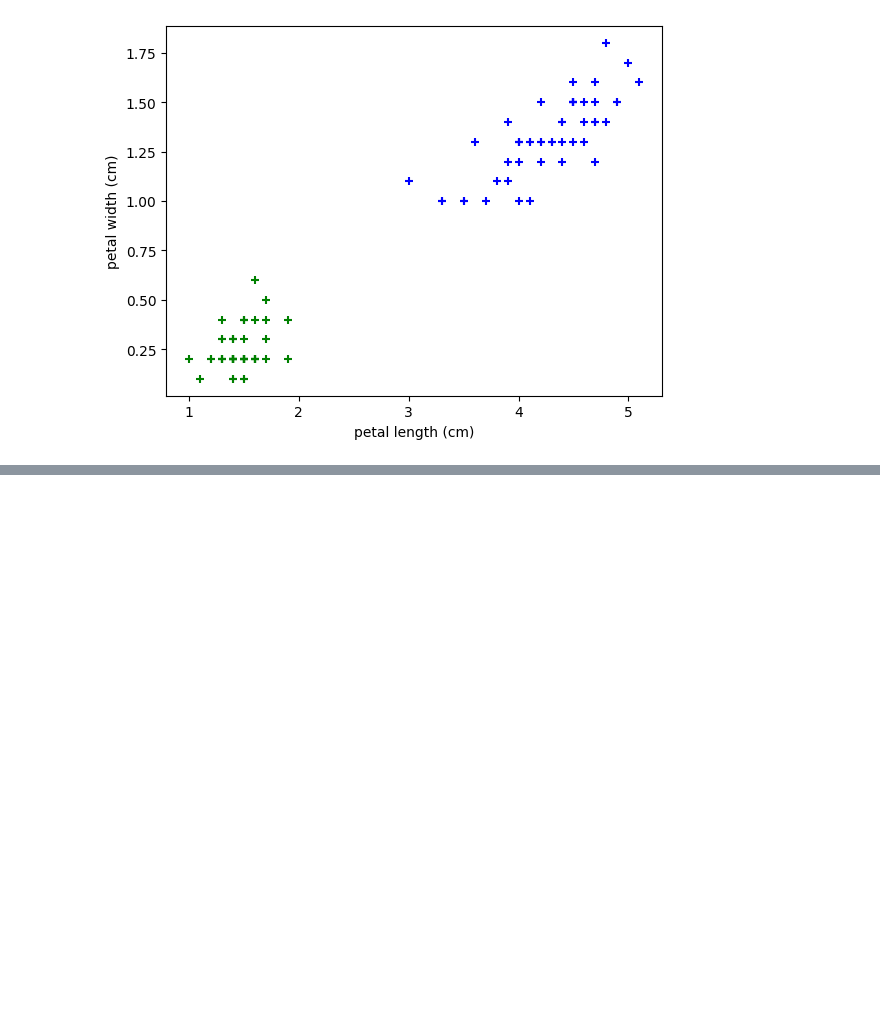
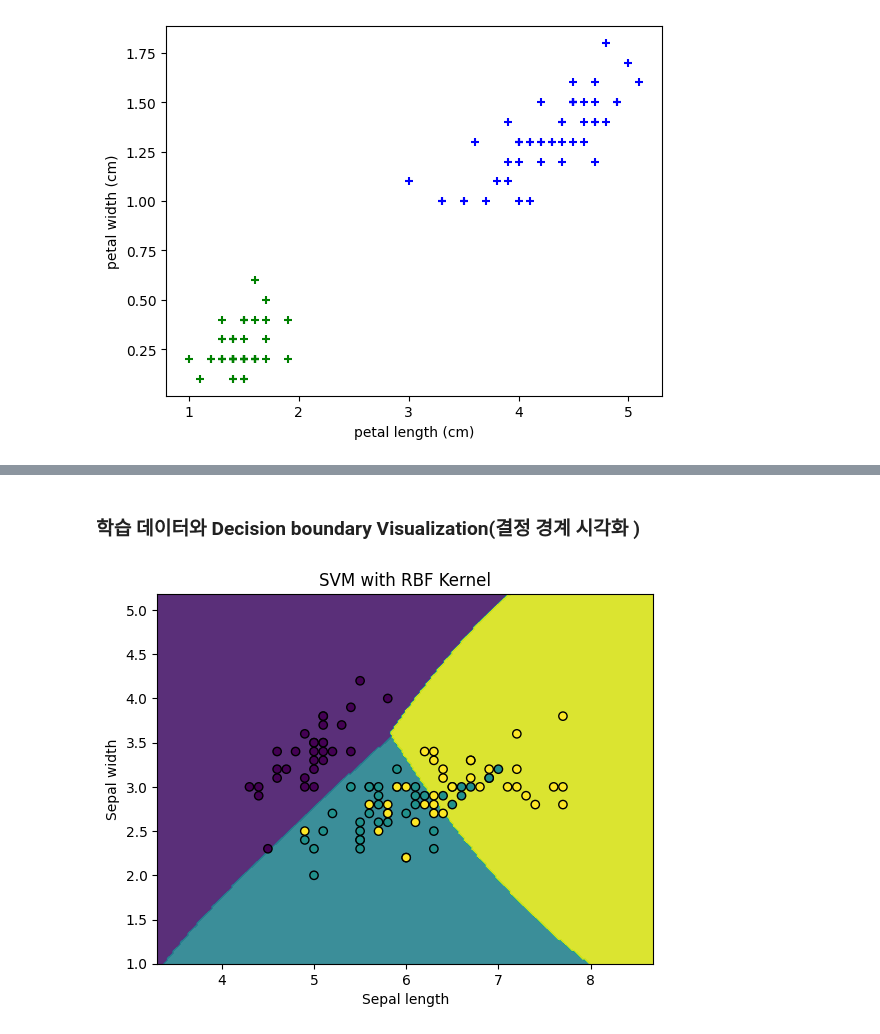
Before and after one commit to eksq1/dodo, a Jupyter notebook: inclass/006_SVM_P071(1).ipynb, the cells around one changed output, grey strips where cells are left out. Saved outputs shown, nothing was run; the diff lists cells and outputs as text; code cells hidden in the pictures; blank space fills up the shorter version.

```diff
--- a/inclass/006_SVM_P071(1).ipynb
+++ b/inclass/006_SVM_P071(1).ipynb
@@ -134,0 +165,13 @@ Text(0, 0.5, 'petal width (cm)')
+# %%
+iris = datasets.load_iris()
+
+X = iris.data[:, :2]   # 꽃잎 길이, 폭  만 사용
+y = iris.target
+
+ # sklearn에서 제공하는 model_selection  패키지에서 제공하는 train_test_split() 메서드를 활용
+X_train, X_test, y_train, y_test = train_test_split( X, y, test_size=0.3, random_state=42)
+
+#X_train.shape
+#X_test.shape
+#y_train.shape
+y_test.shape
@@ -134,0 +182,4 @@ Text(0, 0.5, 'petal width (cm)')
+# %%
+model = svm.SVC(kernel='rbf', gamma='scale' )       # kernel = 'linear' : 선형 커널을 사용하여 데이터를 분류,  3D= 'RBF'
+
+model.fit(X_train, y_train)                         # 훈련 데이터를 사용하여 svm 분류기를 훈련
@@ -134,0 +211,23 @@ Text(0, 0.5, 'petal width (cm)')
+# %% [markdown]
+### 학습 데이터와 Decision boundary Visualization(결정 경계 시각화 )
+# %%
+def plot_decision_boundary(X, y, model):
+  h = 0.02              # 결정경계의 해상도
+  x_min, x_max = X[:, 0].min() -1, X[:, 0].max() +1
+  y_min, y_max = X[:, 1].min() -1, X[:, 1].max() +1
+  xx, yy = np.meshgrid(np.arange(x_min, x_max, h), np.arange(y_min, y_max, h))
+  Z = model.predict(np.c_[xx.ravel(), yy.ravel()])
+  Z = Z.reshape(xx.shape)
+
+  plt.contourf(xx, yy, Z, alpha=0.9)
+  plt.scatter(X[:, 0], X[:, 1], c=y, edgecolors='k', marker='o')
+  plt.xlabel('Sepal length')
+  plt.ylabel('Sepal width')
+  plt.title('SVM with RBF Kernel')
+  plt.show()
+
+
+# 결정경계 시각화
+plot_decision_boundary(X_train, y_train, model)
+# %% [output]
+[figure, added]
```
Also changed, not shown: parts of 10 cells of this notebook.
